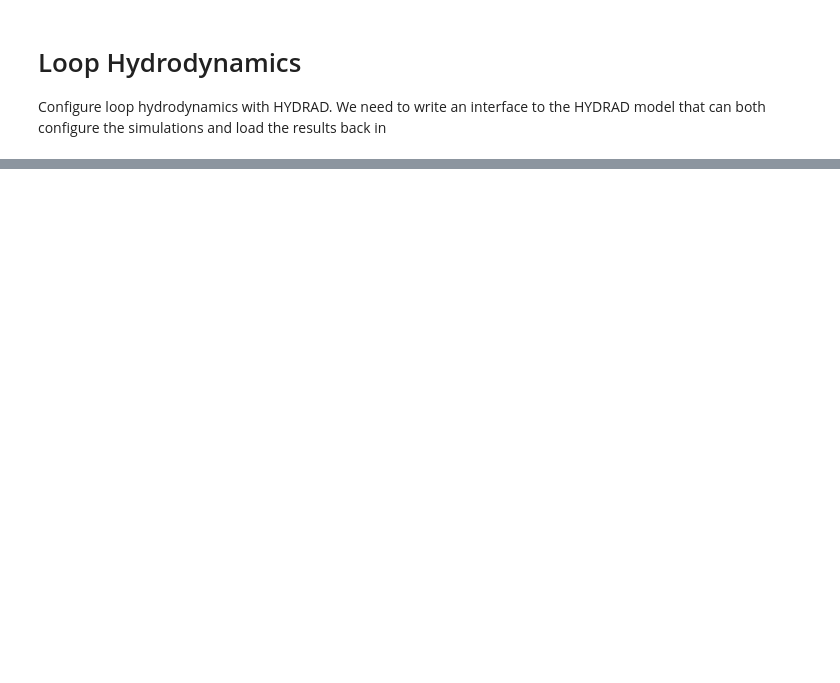
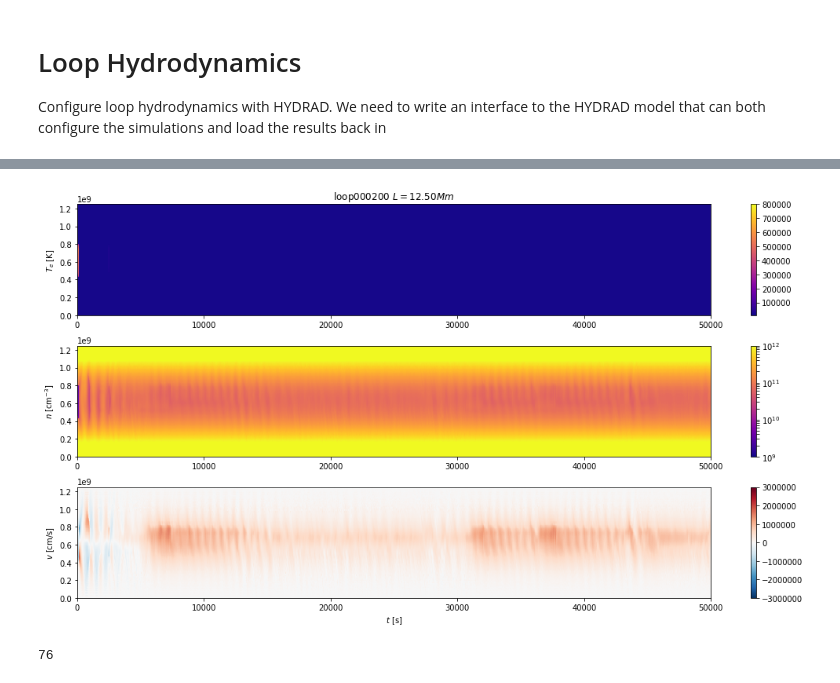
Before and after one commit to wtbarnes/hi_c_simulation, a Jupyter notebook: loop_hydrodynamics.ipynb, the cells around one changed output, grey strips where cells are left out. Drawn from its saved outputs; the diff is of its cells as text; code cells hidden in the pictures; blank space fills up the shorter version.

```diff
--- a/loop_hydrodynamics.ipynb
+++ b/loop_hydrodynamics.ipynb
@@ -285,0 +136,39 @@ t.shape[0]//2
+# %%
+i_start = 0
+i_finish = 10001
+i_step = 2
+l = active_region.loops[200]
+with h5py.File(parameter_savefile.format(l.name),'r') as hf:
+    s = u.Quantity(hf['coordinate'],hf['coordinate'].attrs['unit'])
+    t = u.Quantity(hf['time'][i_start:i_finish:i_step],hf['time'].attrs['unit'])
+    Te = u.Quantity(hf['electron_temperature'][:,i_start:i_finish:i_step],
+                    hf['electron_temperature'].attrs['unit'])
+    n = u.Quantity(hf['density'][:,i_start:i_finish:i_step],hf['density'].attrs['unit'])
+    v = u.Quantity(hf['velocity'][:,i_start:i_finish:i_step],hf['velocity'].attrs['unit'])
+# Create grids
+grid_s,grid_t = np.meshgrid(t.value,s.value)
+# Create plots
+# Electron temperature
+fig = plt.figure(figsize=(15,8),)
+ax = fig.add_subplot(3,1,1)
+ax.set_ylabel(r'$T_e$ [K]')
+ax.set_title(f'{l.name} $L={l.full_length.to(u.Mm):.2f}$')
+im = ax.pcolormesh(grid_s, grid_t, Te,cmap='plasma',vmin=1e4,vmax=8e5)
+im.set_rasterized(True)
+fig.colorbar(im,ax=ax)
+## Density
+ax = fig.add_subplot(3,1,2)
+ax.set_ylabel(r'$n$ [cm$^{-3}$]')
+im = ax.pcolormesh(grid_s, grid_t, n,cmap='plasma',norm=matplotlib.colors.LogNorm(vmin=1e9,vmax=1e12),)
+im.set_rasterized(True)
+fig.colorbar(im,ax=ax)
+## Velocity
+ax = fig.add_subplot(3,1,3)
+ax.set_ylabel(r'$v$ [cm/s]')
+ax.set_xlabel(r'$t$ [s]')
+im = ax.pcolormesh(grid_s, grid_t, v,cmap='RdBu_r',vmin=-3e6,vmax=3e6,)
+im.set_rasterized(True)
+fig.colorbar(im,ax=ax)
+plt.tight_layout()
+# %% [output]
+[figure, added]
@@ -285,0 +180,4 @@ t.shape[0]//2
+# %%
+len(short_loops)
+# %% [output]
+76
```
Also changed, not shown: parts of 43 cells of this notebook.
